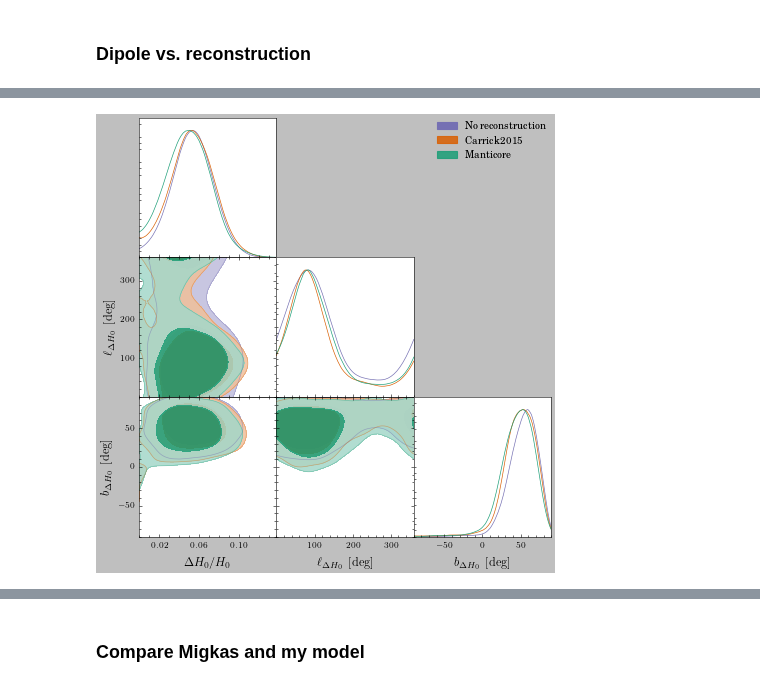
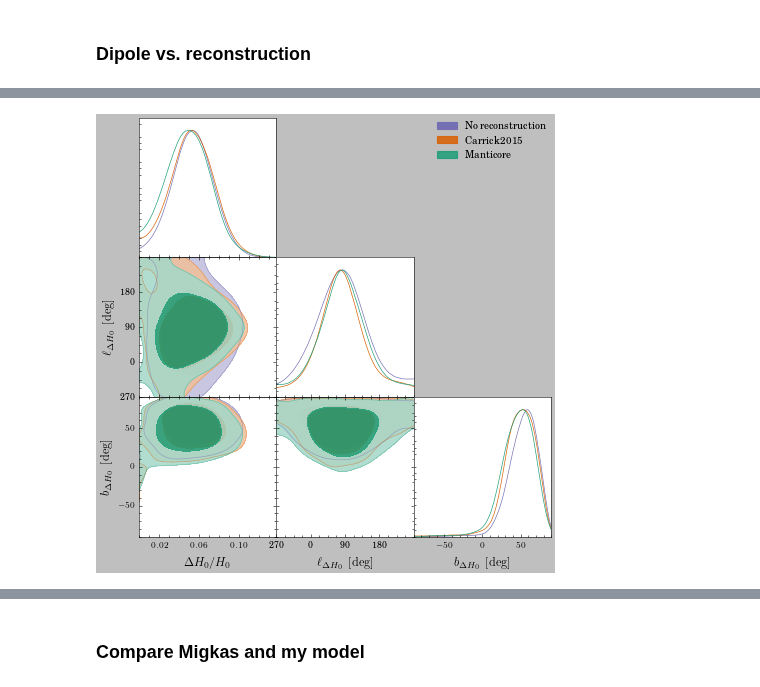
Before and after one commit to candel-cosmo/CANDEL, a Jupyter notebook: tariq_notebooks/paper_Clusters/main_Clusters.ipynb, the cells around one changed output, grey strips where cells are left out. Saved outputs shown, nothing was run; the diff lists cells and outputs as text; code cells hidden in the pictures.

```diff
--- a/tariq_notebooks/paper_Clusters/main_Clusters.ipynb
+++ b/tariq_notebooks/paper_Clusters/main_Clusters.ipynb
@@ -608,7 +608,6 @@ Removed no burn in
 
 
 
-plt.style.use("classic")
 
 fnames = [
         f"{results_folder}/Vext_LTYT_noMNR_nodipA_dipVext_hasY.hdf5",
@@ -664,7 +663,6 @@ Removed no burn in
 [figure]
 # %%
 
-plt.style.use("classic")
 
 fnames = [
 
@@ -715,6 +713,8 @@ plot_corner_from_hdf5(
     keys=keys,
     filename= to_save,
     legend_fontsize=40,
+    ell_zero=-90.0,
+    apply_ell_offset=True,
     )
 # %% [output]
 ['/Users/yasin/code/CANDEL/results/short/Vext_LTYT_noMNR_dipA_hasY.hdf5', '/Users/yasin/code/CANDEL/results/short/carrick2015_LTYT_noMNR_dipA_hasY.hdf5', '/Users/yasin/code/CANDEL/results/short/mantic ...
@@ -729 +728 @@ Removed no burn in
-[figure, old version]
+[figure, new version]
```
Also changed, not shown: parts of 9 cells of this notebook, 1 other file.
